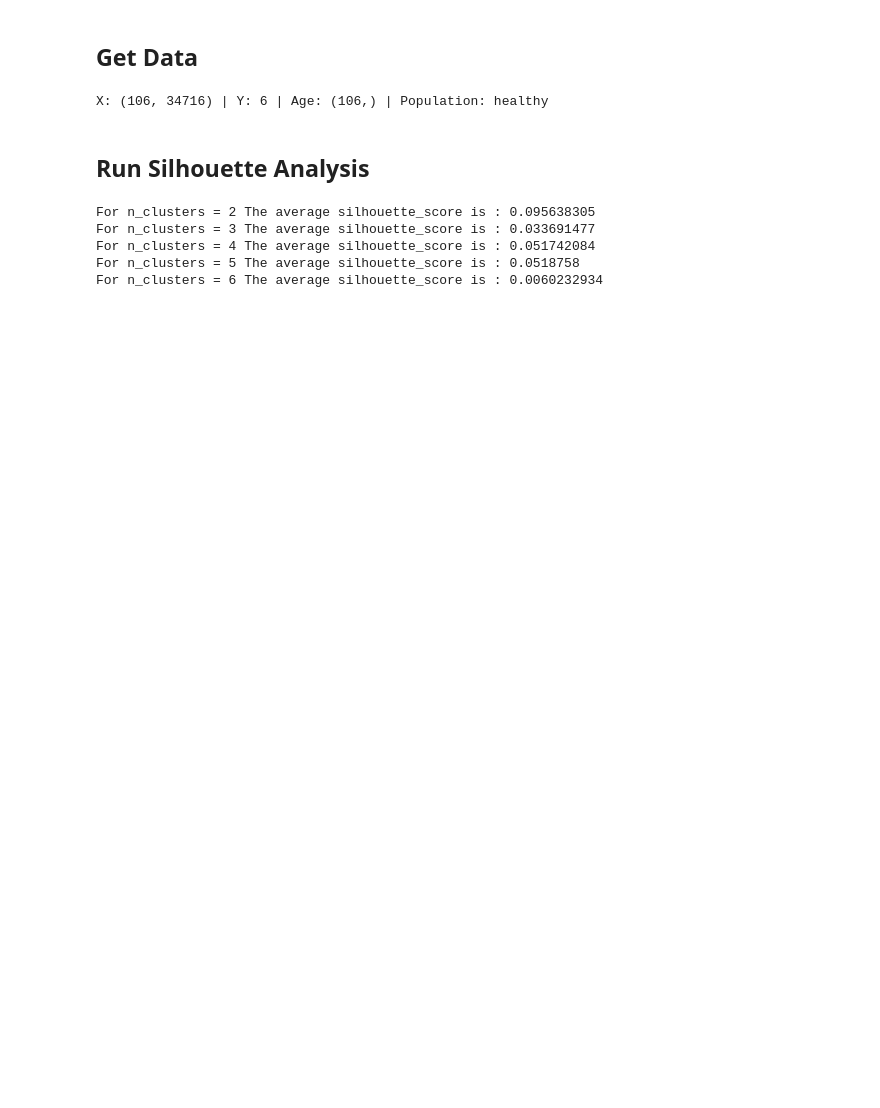
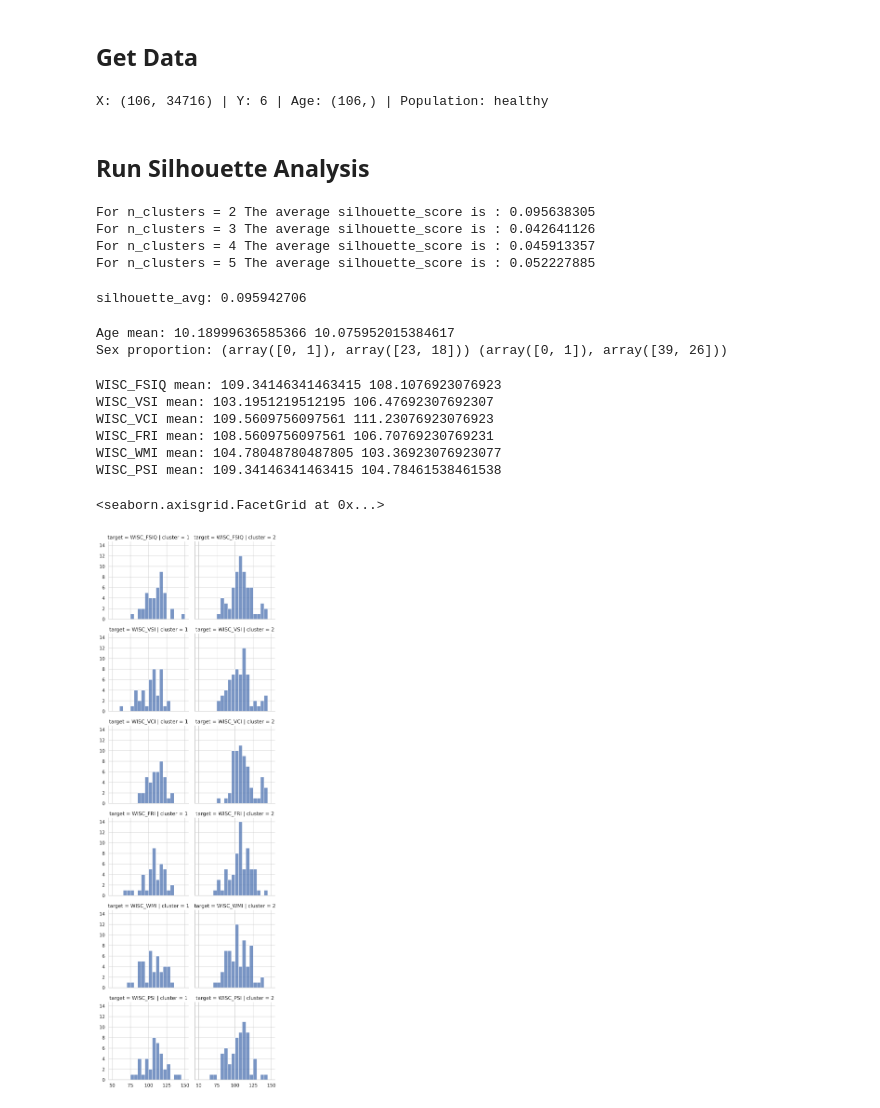
Before and after one commit to Brian-Pho/MSc_Research-Project, a Jupyter notebook: src/Models/KMeans.ipynb, the cells around one changed output. Saved outputs shown, nothing was run; the diff lists cells and outputs as text; code cells hidden in the pictures; blank space fills up the shorter version.

```diff
--- a/src/Models/KMeans.ipynb
+++ b/src/Models/KMeans.ipynb
@@ -38,7 +42,7 @@ from sklearn.metrics import silhouette_samples, silhouette_score
 # %% [markdown]
 ## Run Silhouette Analysis
 # %%
-range_n_clusters = [2, 3, 4, 5, 6]
+range_n_clusters = [2, 3, 4, 5]
 
 for n_clusters in range_n_clusters:
     clusterer = KMeans(n_clusters=n_clusters)
@@ -56,7 +60,17 @@ for n_clusters in range_n_clusters:
     )
 # %% [output]
 For n_clusters = 2 The average silhouette_score is : 0.095638305
-For n_clusters = 3 The average silhouette_score is : 0.033691477
-For n_clusters = 4 The average silhouette_score is : 0.051742084
-For n_clusters = 5 The average silhouette_score is : 0.0518758
-For n_clusters = 6 The average silhouette_score is : 0.0060232934
+For n_clusters = 3 The average silhouette_score is : 0.042641126
+For n_clusters = 4 The average silhouette_score is : 0.045913357
+For n_clusters = 5 The average silhouette_score is : 0.052227885
+# %%
+two_clusters = KMeans(n_clusters=2)
+cluster_labels = two_clusters.fit_predict(X)
+
+cluster_one_indices = np.where(cluster_labels == 0)
+cluster_two_indices = np.where(cluster_labels == 1)
+
+silhouette_avg = silhouette_score(X, cluster_labels)
+print('silhouette_avg:', silhouette_avg)
+# %% [output]
+silhouette_avg: 0.095942706
@@ -62,0 +81,32 @@ For n_clusters = 6 The average silhouette_score is : 0.0060232934
+# %%
+print('Age mean:', np.mean(ages_cluster_one), np.mean(ages_cluster_two))
+print('Sex proportion:', np.unique(sexes_cluster_one, return_counts=True), np.unique(sexes_cluster_two, return_counts=True))
+# %% [output]
+Age mean: 10.18999636585366 10.075952015384617
+Sex proportion: (array([0, 1]), array([23, 18])) (array([0, 1]), array([39, 26]))
+# %%
+from common.wisc import WISC_LEVEL
+
+data = []
+
+for target in WISC_LEVEL[5]:
+    y = Y[target]
+    y_cluster_one, y_cluster_two = y[cluster_one_indices], y[cluster_two_indices]
+    print(f'{target} mean:', np.mean(y_cluster_one), np.mean(y_cluster_two))
+
+    data += [(1, target, value) for value in y_cluster_one]
+    data += [(2, target, value) for value in y_cluster_two]
+
+data = pd.DataFrame(data, columns=['cluster', 'target', 'value'])
+# display(data)
+g = sns.FacetGrid(data, col="cluster", row="target")
+g.map_dataframe(sns.histplot, x='value', binwidth=5, binrange=(50, 150))
+# %% [output]
+WISC_FSIQ mean: 109.34146341463415 108.1076923076923
+WISC_VSI mean: 103.1951219512195 106.47692307692307
+WISC_VCI mean: 109.5609756097561 111.23076923076923
+WISC_FRI mean: 108.5609756097561 106.70769230769231
+WISC_WMI mean: 104.78048780487805 103.36923076923077
+WISC_PSI mean: 109.34146341463415 104.78461538461538
+<seaborn.axisgrid.FacetGrid at 0x...>
+[figure, added]
```
Also changed, not shown: parts of 3 cells of this notebook, 4 other files.
